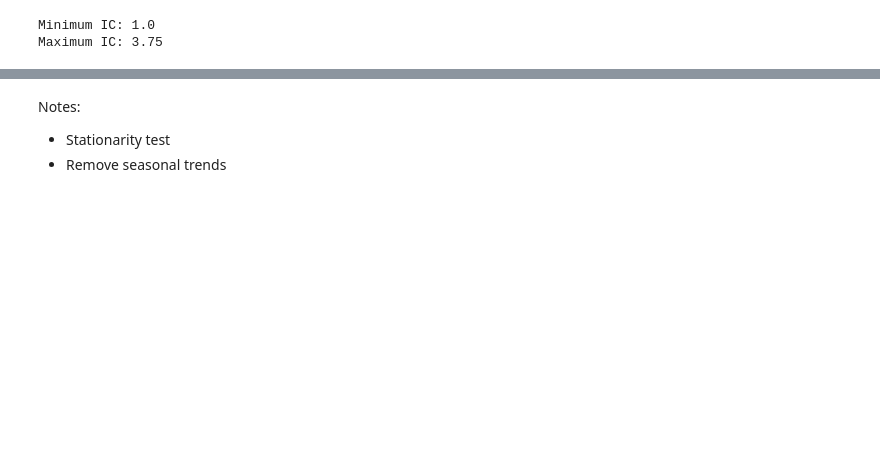
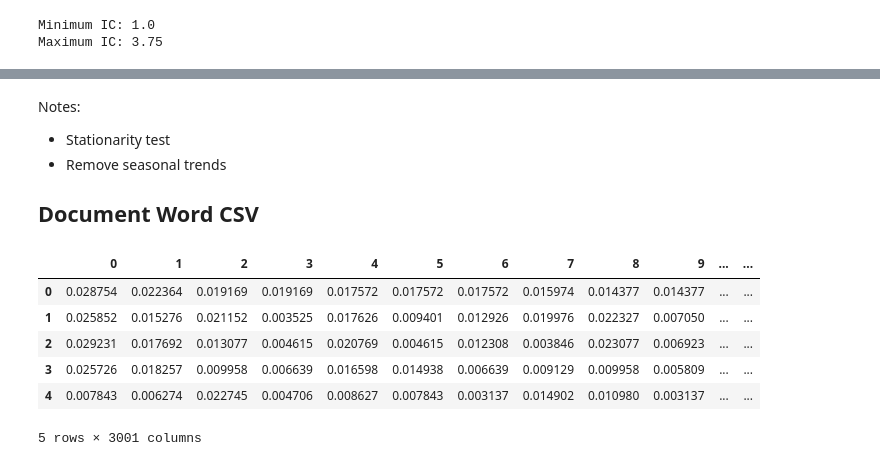
Before and after one commit to Midroni/cmpe-final-project, a Jupyter notebook: notebooks/1. Intro and Exploratory Analysis.ipynb, the cells around one changed output, grey strips where cells are left out. Drawn from its saved outputs; the diff is of its cells as text; code cells hidden in the pictures; blank space fills up the shorter version.

```diff
--- a/notebooks/1. Intro and Exploratory Analysis.ipynb
+++ b/notebooks/1. Intro and Exploratory Analysis.ipynb
@@ -158,3 +148,16 @@ plt.show()
 Notes:
 - Stationarity test
 - Remove seasonal trends
+
+## Document Word CSV
+# %%
+dw_df = pd.read_csv('../data/rownormaliseddocword.csv',header=None)
+dw_df.head()
+# %% [output]
+|  | 0 | 1 | 2 | 3 | 4 | 5 | 6 | 7 | 8 | 9 | ... | ... |
+| 0 | 0.028754 | 0.022364 | 0.019169 | 0.019169 | 0.017572 | 0.017572 | 0.017572 | 0.015974 | 0.014377 | 0.014377 | ... | ... |
+| 1 | 0.025852 | 0.015276 | 0.021152 | 0.003525 | 0.017626 | 0.009401 | 0.012926 | 0.019976 | 0.022327 | 0.007050 | ... | ... |
+| 2 | 0.029231 | 0.017692 | 0.013077 | 0.004615 | 0.020769 | 0.004615 | 0.012308 | 0.003846 | 0.023077 | 0.006923 | ... | ... |
+| 3 | 0.025726 | 0.018257 | 0.009958 | 0.006639 | 0.016598 | 0.014938 | 0.006639 | 0.009129 | 0.009958 | 0.005809 | ... | ... |
+| 4 | 0.007843 | 0.006274 | 0.022745 | 0.004706 | 0.008627 | 0.007843 | 0.003137 | 0.014902 | 0.010980 | 0.003137 | ... | ... |
+5 rows × 3001 columns
```
Also changed, not shown: parts of 6 cells of this notebook, 3 other files.
